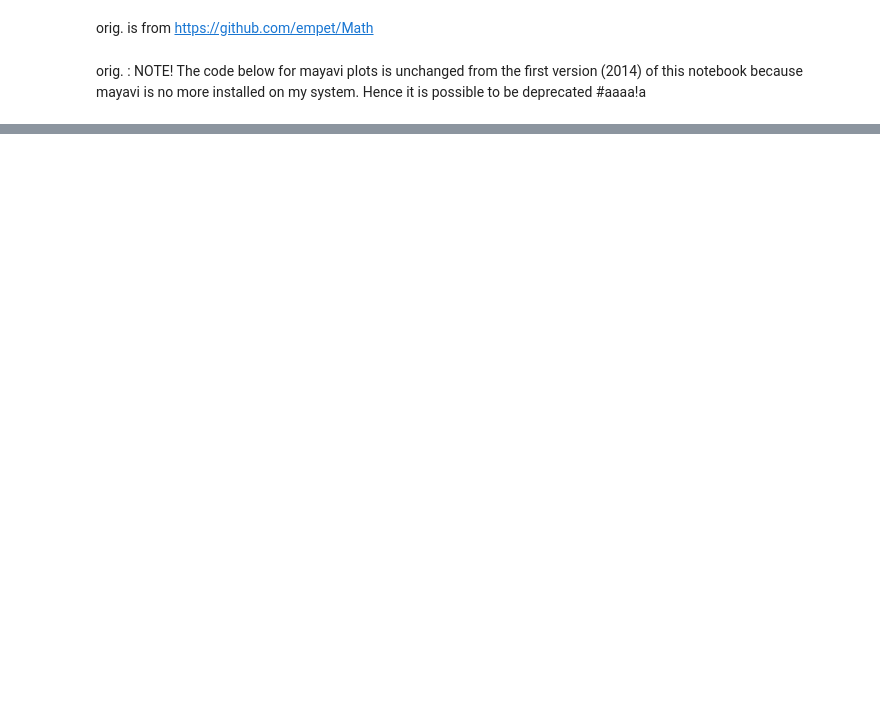
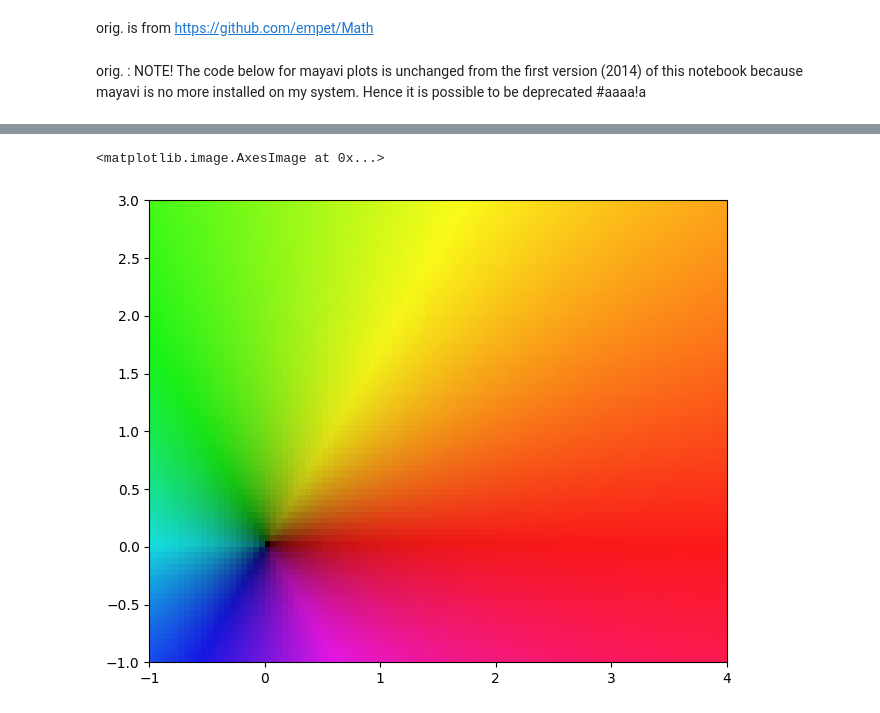
Before and after one commit to martin12333/marti-onedrive, a Jupyter notebook: AI/mm--linear-algebra-for-neural-networks/mini--DomainColoring.ipynb, the cells around one changed output, grey strips where cells are left out. Cells and saved outputs as stored; diff of their text form; code cells hidden in the pictures; blank space fills up the shorter version.

```diff
--- a/AI/mm--linear-algebra-for-neural-networks/mini--DomainColoring.ipynb
+++ b/AI/mm--linear-algebra-for-neural-networks/mini--DomainColoring.ipynb
@@ -14,0 +35,21 @@ from matplotlib.colors import hsv_to_rgb
+# %%
+def g(x):
+    return (1- 1/(1+x**2))**0.2
+# %%
+def Hcomplex(z):# computes the hue corresponding to the complex number z
+    H = np.angle(z) / (2*np.pi) + 1
+    return np.mod(H, 1)
+# %%
+x = np.arange(-1,4, 0.05)
+y = np.arange(-1,3, 0.05)
+x, y = np.meshgrid(x,y)
+z = x + 1j*y
+H = Hcomplex(z)
+V = g(np.absolute(z))
+S = 0.9*np.ones(H.shape)
+HSV = np.dstack((H, S, V))
+RGB = hsv_to_rgb(HSV)
+plt.imshow(RGB, origin="lower", extent=[-1, 4, -1, 3])
+# %% [output]
+<matplotlib.image.AxesImage at 0x...>
+[figure, added]
```
Also changed, not shown: parts of 5 cells of this notebook, 1 other file.
